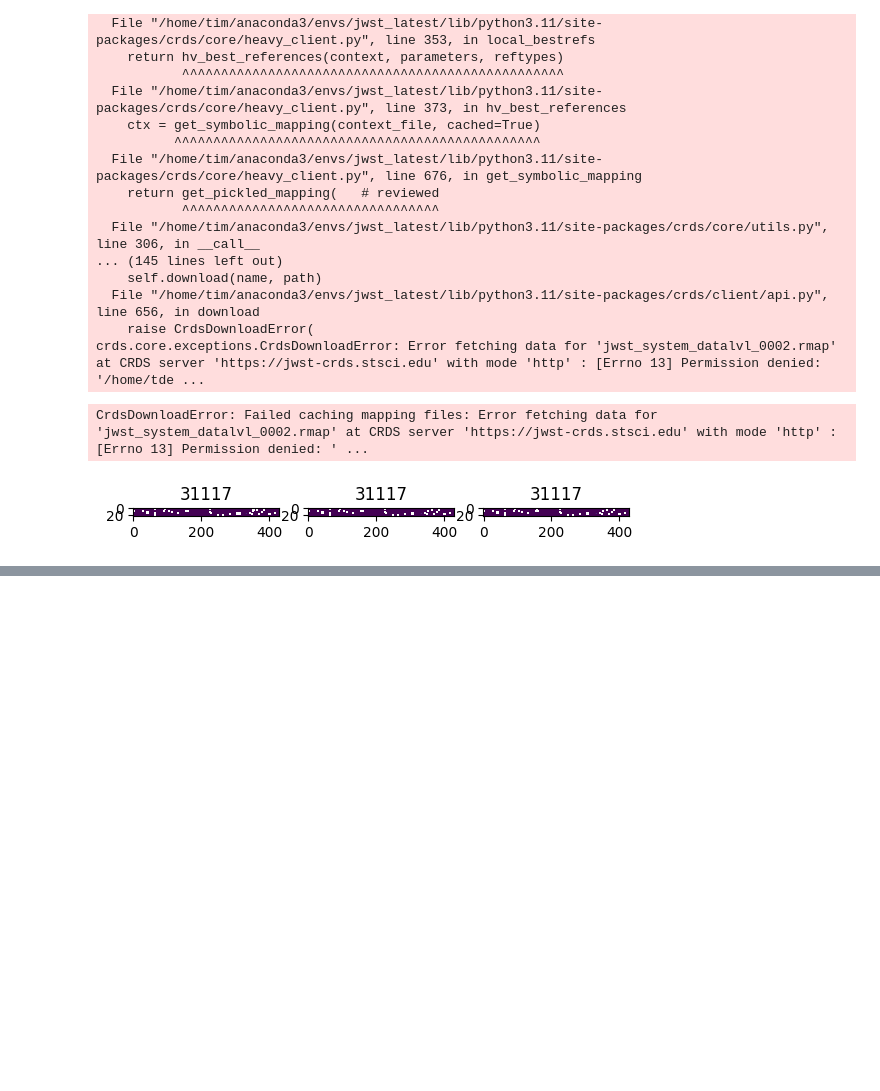
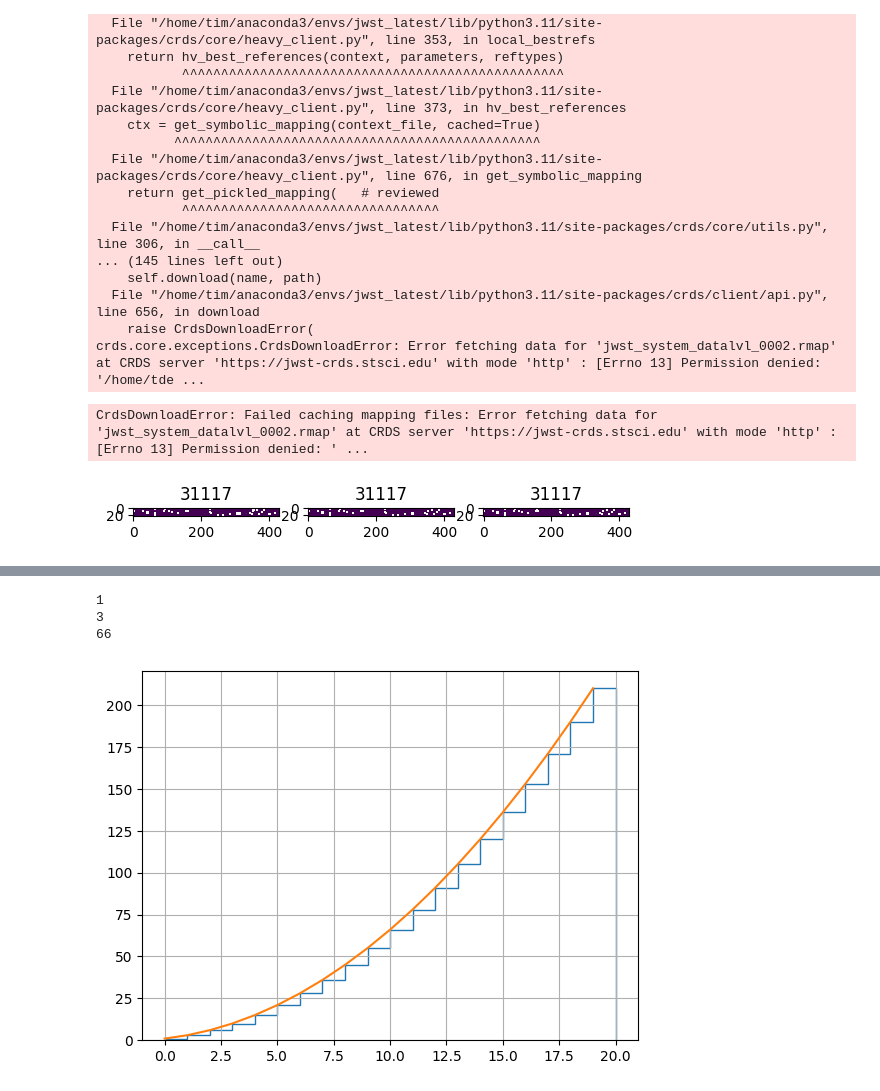
Before and after one commit to TimEpsilon/BetterNIRSpecBackground, a Jupyter notebook: JWST/TestStage2/Background_Testing.ipynb, the cells around one changed output, grey strips where cells are left out. Cells and saved outputs as stored; diff of their text form; code cells hidden in the pictures; blank space fills up the shorter version.

Commit message:
Started reconstruction of full image with polynomial fitting

```diff
--- a/JWST/TestStage2/Background_Testing.ipynb
+++ b/JWST/TestStage2/Background_Testing.ipynb
@@ -1309,0 +1170,16 @@ plt.show()
+# %%
+basis = polynomialBasis(XX.ravel(), YY.ravel(), 4)
+
+for _ in basis:
+    print(_)
+
+# Linear, least-squares fit.
+A = np.vstack(basis).T
+b = new_bkg.ravel()
+c, r, rank, s = np.linalg.lstsq(A, b, rcond=None)
+
+print(basis)
+
+# Calculate the fitted surface from the coefficients, c.
+fit = np.sum(c[:, None, None] * np.array(polynomialBasis(YY, XX, 4))
+             .reshape(len(basis), *YY.shape), axis=0)
@@ -1309,0 +1204,23 @@ plt.show()
+# %%
+basis = []
+for max_order in range(20):
+    _ = 0
+    for i in range(max_order+1):
+        for j in range(max_order - i +1):
+            _ += 1
+    basis.append(_)
+
+plt.figure()
+plt.stairs(basis)
+x = np.arange(20)
+print(basis[0])
+print(basis[1])
+print(basis[10])
+plt.plot(1/2*x**2 + 3/2 * x + 1)
+plt.grid()
+plt.show()
+# %% [output]
+1
+3
+66
+[figure, added]
```
Also changed, not shown: parts of 12 cells of this notebook, 2 other files.
